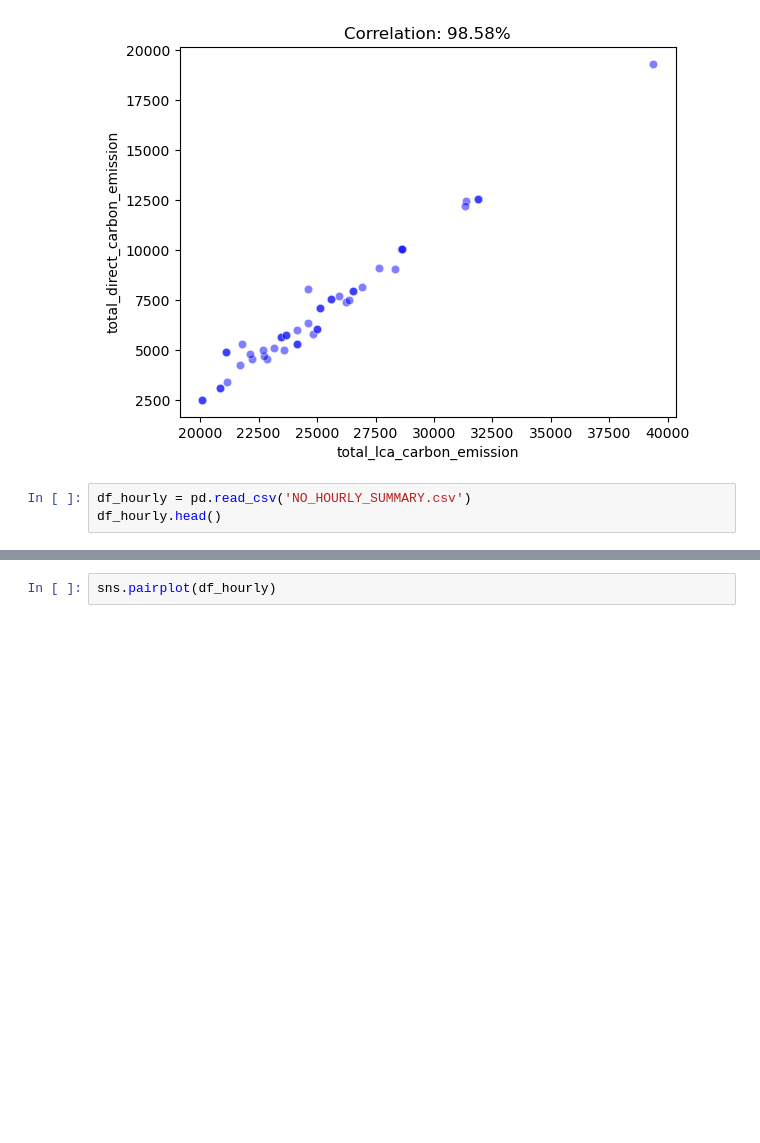
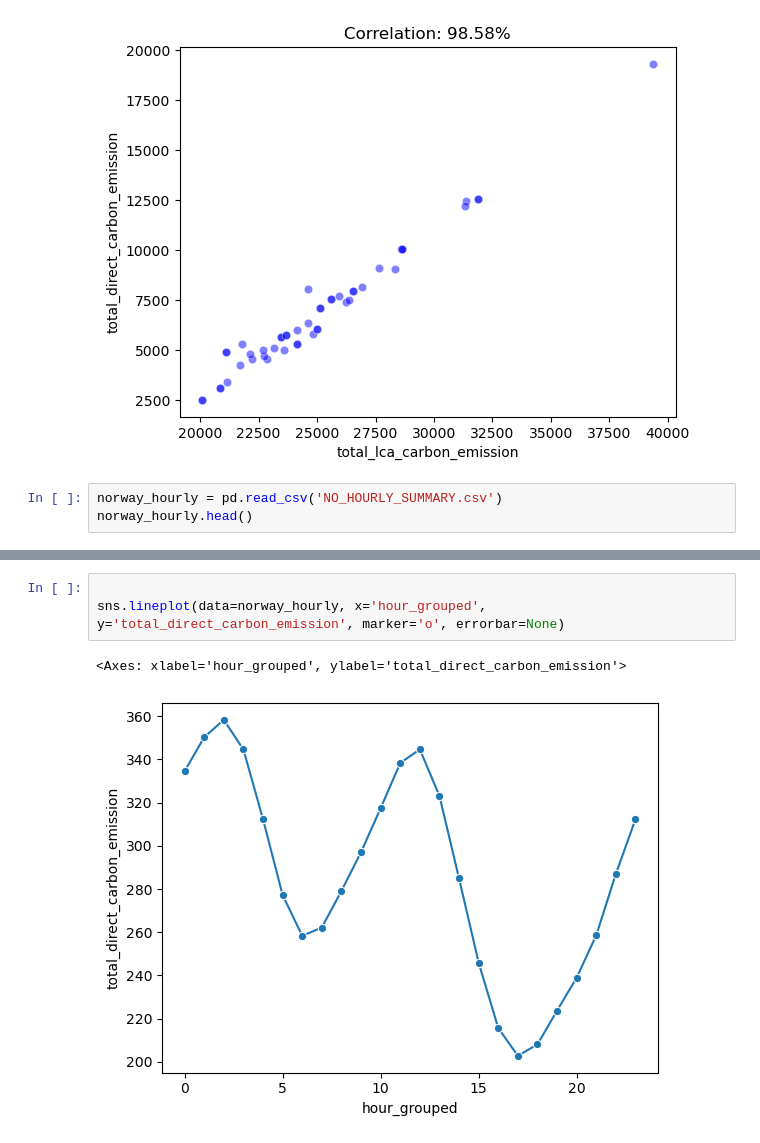
Before and after one commit to montMateus/Estudo_Emissoes-de-Carbono-na-Dinamarca, a Jupyter notebook: norway/NO_ANALYSIS.ipynb, the cells around one changed output, grey strips where cells are left out. Cells and saved outputs as stored; diff of their text form; blank space fills up the shorter version.

```diff
--- a/norway/NO_ANALYSIS.ipynb
+++ b/norway/NO_ANALYSIS.ipynb
@@ -81,8 +78,8 @@ plt.show()
 # %% [output]
 [figure]
 # %%
-df_hourly = pd.read_csv('NO_HOURLY_SUMMARY.csv')
-df_hourly.head()
+norway_hourly = pd.read_csv('NO_HOURLY_SUMMARY.csv')
+norway_hourly.head()
 # %% [output]
 |  | year_ | country | zone_id | month_grouped | hour_grouped | total_direct_carbon_emission | next_direct_carbon_emission | ... |
 | 0 | 2021 | Norway | NO | 1 | 0 | 228.85 | 268.93 | ... |
@@ -105,4 +102,8 @@ df_hourly.iloc[:, 3:].corr()
 | avg_renewable_percentage | -4.650110e-02 | 2.014874e-01 | -0.879630 | -0.732306 | 0.089116 | ... |
 | avg_low_carbon_percentage | -1.108019e-01 | 1.841435e-01 | -0.940579 | -0.809528 | 0.105412 | ... |
 # %%
-sns.pairplot(df_hourly)
+
+sns.lineplot(data=norway_hourly, x='hour_grouped', y='total_direct_carbon_emission', marker='o', errorbar=None)
+# %% [output]
+<Axes: xlabel='hour_grouped', ylabel='total_direct_carbon_emission'>
+[figure, added]
```
Also changed, not shown: parts of 2 cells of this notebook, 5 other files.
